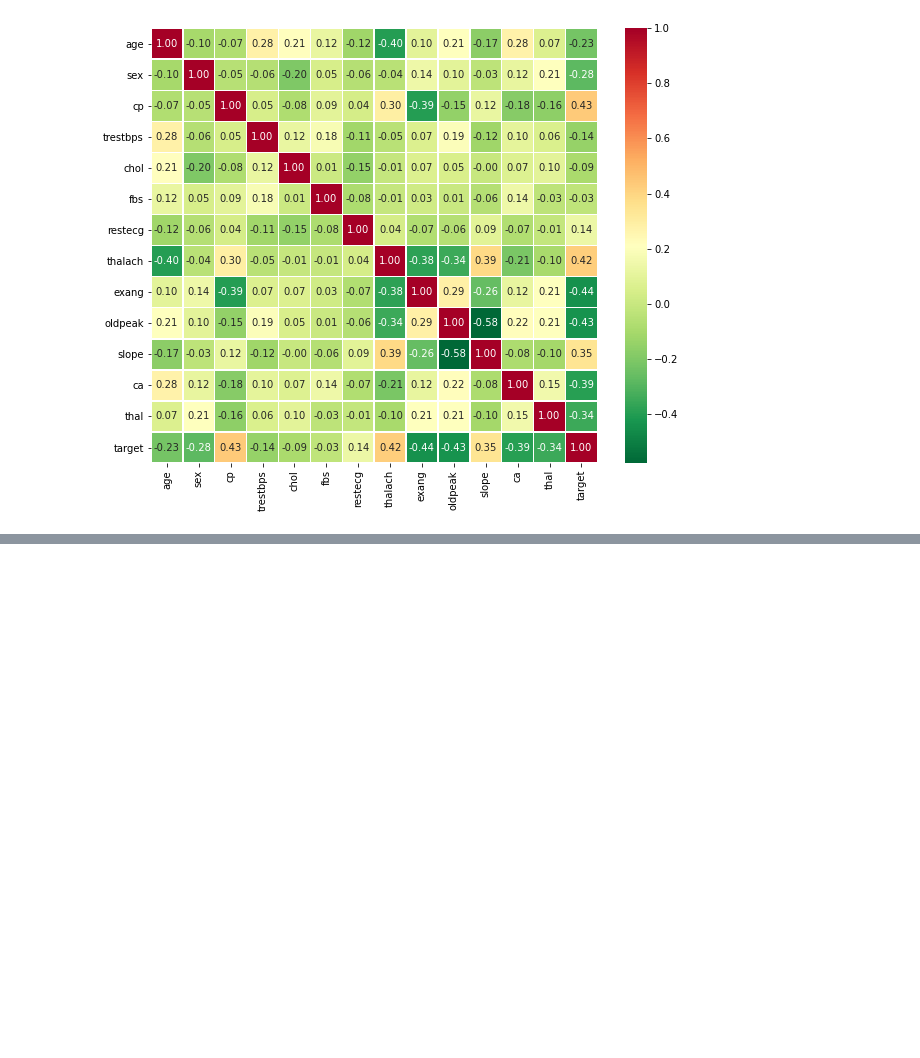
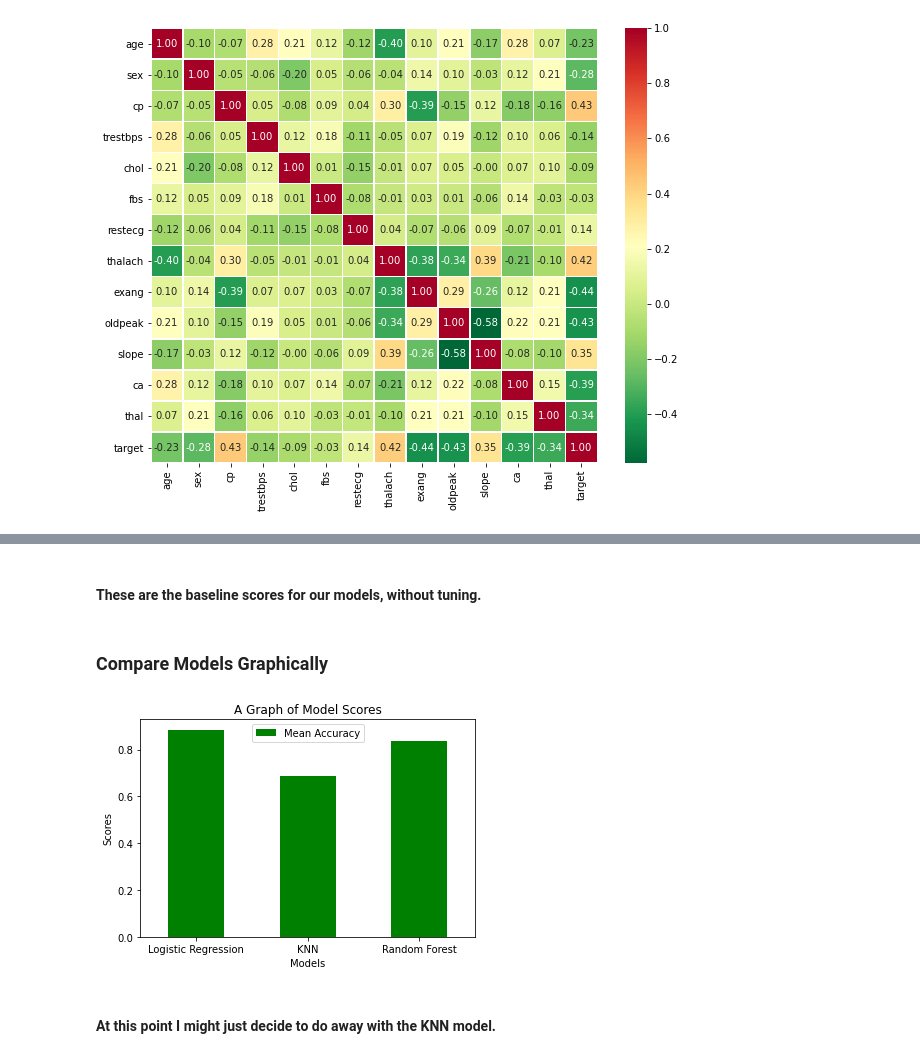
Before and after one commit to EMekanik/Heart-Disease-Classification, a Jupyter notebook: Heart-Disease-Classification.ipynb, the cells around one changed output, grey strips where cells are left out. Cells and saved outputs as stored; diff of their text form; code cells hidden in the pictures; blank space fills up the shorter version.

```diff
--- a/Heart-Disease-Classification.ipynb
+++ b/Heart-Disease-Classification.ipynb
@@ -306,0 +324,6 @@ ax = sns.heatmap(corr_mat, annot=True, linewidths=0.5, fmt = '.2f', cmap='RdYlGn
+# %%
+# Splitting the into X and y
+
+X = data.drop('target', axis=1)
+
+y = data['target']
@@ -306,0 +349,5 @@ ax = sns.heatmap(corr_mat, annot=True, linewidths=0.5, fmt = '.2f', cmap='RdYlGn
+# %%
+# Splitting into train and test sets
+
+np.random.seed(42)
+X_train, X_test, y_train, y_test = train_test_split(X, y, test_size=0.2, random_state=42)
@@ -306,0 +422,4 @@ ax = sns.heatmap(corr_mat, annot=True, linewidths=0.5, fmt = '.2f', cmap='RdYlGn
+# %%
+model_scores = fit_and_score(models=models, X_train=X_train, y_train=y_train, X_test=X_test, y_test=y_test)
+
+model_scores
@@ -306,0 +437,21 @@ ax = sns.heatmap(corr_mat, annot=True, linewidths=0.5, fmt = '.2f', cmap='RdYlGn
+# %% [markdown]
+#### These are the baseline scores for our models, without tuning.
+# %% [markdown]
+### Compare Models Graphically
+# %%
+# Make a Dataframe of the model_scores and plot
+models_compare = pd.DataFrame(model_scores, index=['Mean Accuracy'])
+
+models_compare.T.plot.bar(color=['green'])
+
+# Add aesthetics
+
+plt.title('A Graph of Model Scores')
+plt.xlabel('Models')
+plt.ylabel('Scores')
+plt.xticks(rotation=0)
+plt.legend();
+# %% [output]
+[figure, added]
+# %% [markdown]
+#### At this point I might just decide to do away with the KNN model.
```
Also changed, not shown: parts of 19 cells of this notebook, 2 other files.
